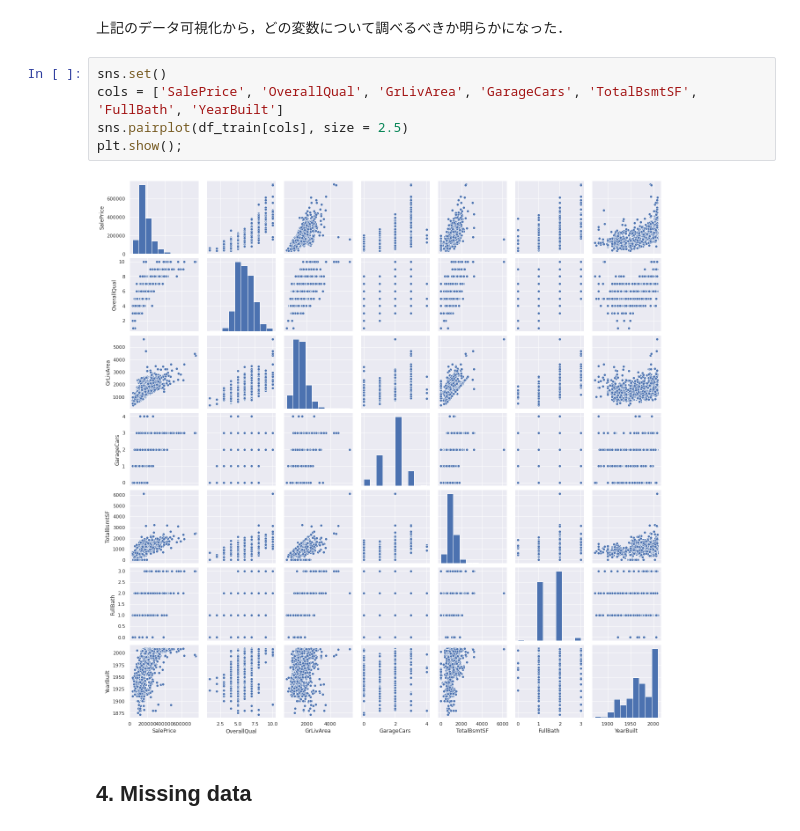
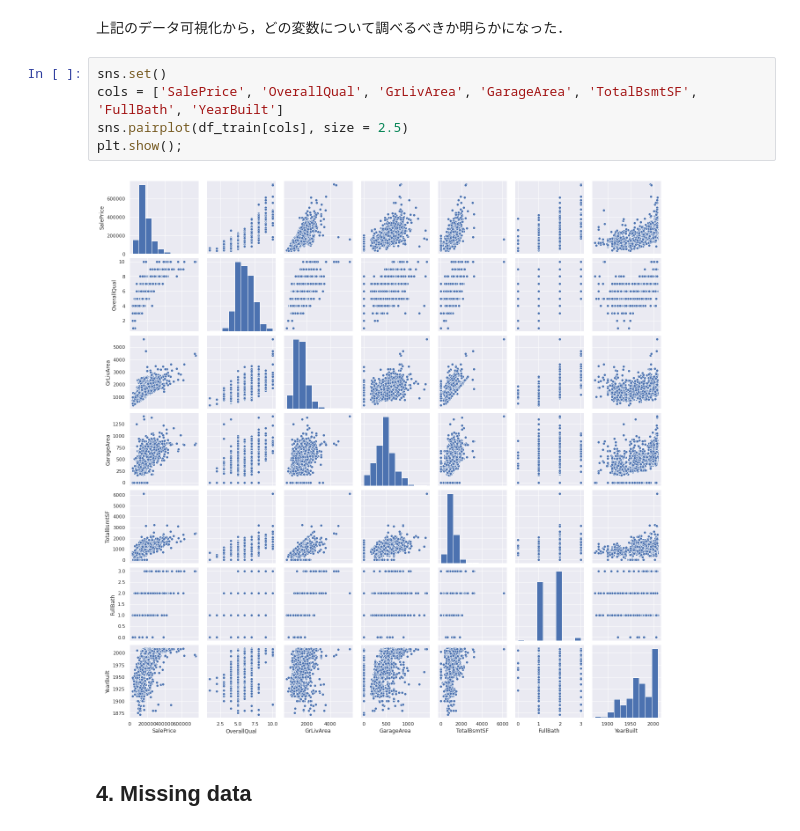
Before and after one commit to gnkm/kaggle.house-prices, a Jupyter notebook: notebooks/EDA.ipynb, the cells around one changed output. Drawn from its saved outputs; the diff is of its cells as text.

```diff
--- a/notebooks/EDA.ipynb
+++ b/notebooks/EDA.ipynb
@@ -297,11 +298,11 @@ plt.show()
 上記のデータ可視化から，どの変数について調べるべきか明らかになった．
 # %%
 sns.set()
-cols = ['SalePrice', 'OverallQual', 'GrLivArea', 'GarageCars', 'TotalBsmtSF', 'FullBath', 'YearBuilt']
+cols = ['SalePrice', 'OverallQual', 'GrLivArea', 'GarageArea', 'TotalBsmtSF', 'FullBath', 'YearBuilt']
 sns.pairplot(df_train[cols], size = 2.5)
 plt.show();
 # %% [output]
-[figure, old version]
+[figure, new version]
 # %% [markdown]
 ## 4. Missing data
 # %% [markdown]
```
Also changed, not shown: parts of 18 cells of this notebook.
